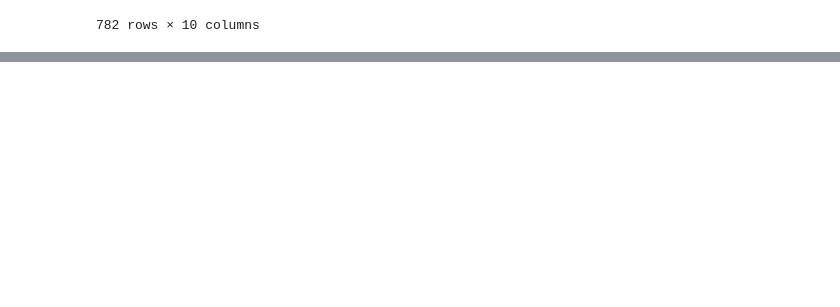
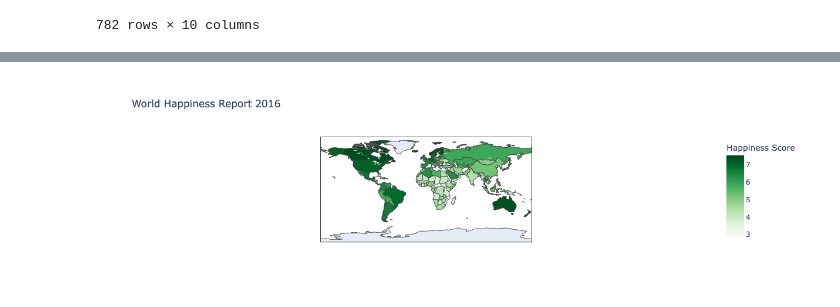
Before and after one commit to speedsk8103/project_1_group_4, a Jupyter notebook: project_1_irena.ipynb, the cells around one changed output, grey strips where cells are left out. Saved outputs shown, nothing was run; the diff lists cells and outputs as text; code cells hidden in the pictures; blank space fills up the shorter version.

```diff
--- a/project_1_irena.ipynb
+++ b/project_1_irena.ipynb
@@ -626,0 +650,13 @@ narrow_all_data_df
+# %%
+# Create a choropleth map
+
+map_2016 = happiness_2016_df
+
+# Create choropleth map for year 2015
+fig_2016 = px.choropleth(map_2016, locations='Country', locationmode='country names', color='Happiness Score',
+                         title='World Happiness Report 2016', color_continuous_scale='greens')
+fig.write_html("map_2016.html")
+# Show the map
+fig_2016.show()
+# %% [output]
+[figure, added]
```
Also changed, not shown: parts of 9 cells of this notebook, 8 other files.
